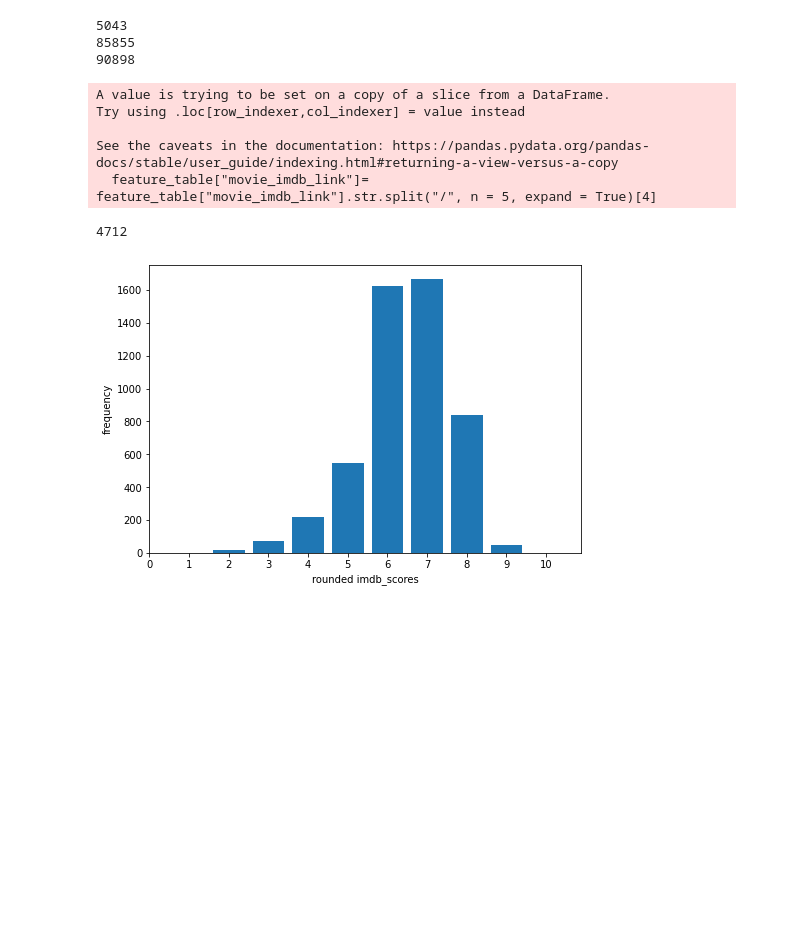
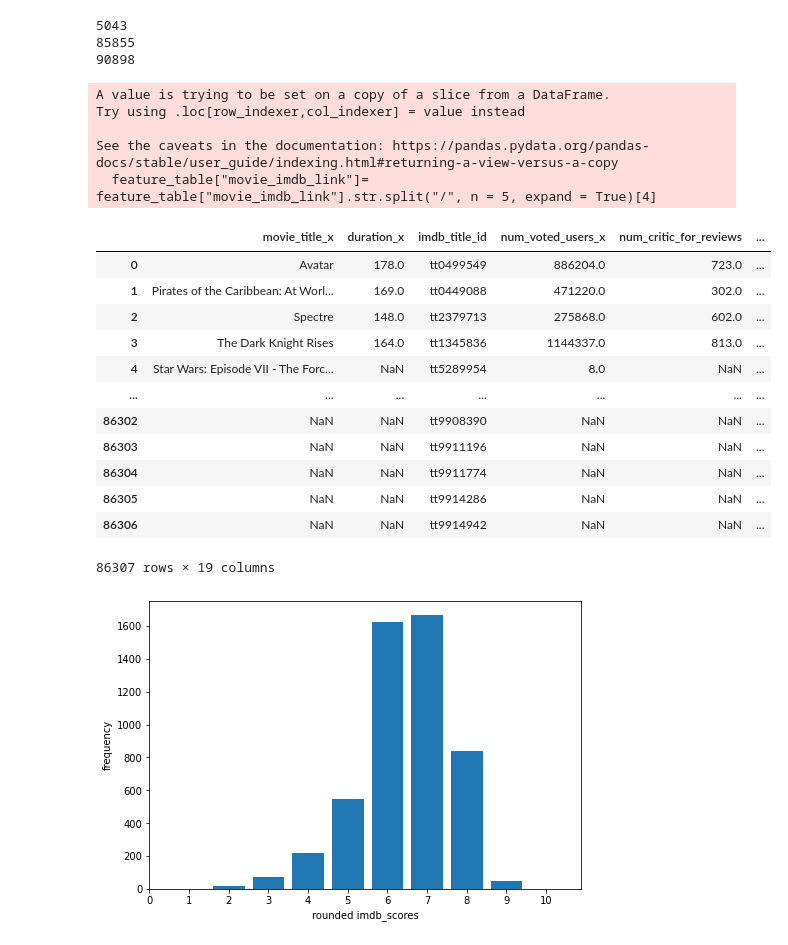
Before and after one commit to Verrem98/Film_dataset_analysis, a Jupyter notebook: main.ipynb, the cells around one changed output. Saved outputs shown, nothing was run; the diff lists cells and outputs as text; code cells hidden in the pictures; blank space fills up the shorter version.

```diff
--- a/main.ipynb
+++ b/main.ipynb
@@ -14,36 +14,48 @@ table2['movie_facebook_likes'] = np.NaN
 
 
 feature_table = table[['movie_title','duration', 'movie_imdb_link', 'num_voted_users', 'num_critic_for_reviews', 'num_user_for_reviews','imdb_score', 'movie_facebook_likes','budget', 'gross']]
 feature_table2 = table2[['title', 'duration', 'imdb_title_id', 'votes', 'reviews_from_critics', 'reviews_from_users', 'avg_vote','movie_facebook_likes', 'budget','worlwide_gross_income' ]]
 
 # change the movie_imdb_link to a imdb_title_id
 feature_table["movie_imdb_link"]= feature_table["movie_imdb_link"].str.split("/", n = 5, expand = True)[4]
 
 feature_table = feature_table.rename(columns={"movie_imdb_link": "imdb_title_id"})
 feature_table2 = feature_table2.rename(columns={"avg_vote": "imdb_score", 'title':'movie_title', 'votes':'num_voted_users', 'worlwide_gross_income':'gross'})
 
 
 test = feature_table.append(feature_table2)
 
 print(len(feature_table))
 print(len(feature_table2))
 print(len(test))
 
-result =  pd.merge(feature_table, feature_table2, on="imdb_title_id")
+result =  pd.merge(feature_table, feature_table2, on="imdb_title_id", how = 'outer')
 
 
 
-len(result)
+result
 # %% [output]
 5043
 85855
 90898
 A value is trying to be set on a copy of a slice from a DataFrame.
 Try using .loc[row_indexer,col_indexer] = value instead
 
 See the caveats in the documentation: https://pandas.pydata.org/pandas-docs/stable/user_guide/indexing.html#returning-a-view-versus-a-copy
   feature_table["movie_imdb_link"]= feature_table["movie_imdb_link"].str.split("/", n = 5, expand = True)[4]
+|  | movie_title_x | duration_x | imdb_title_id | num_voted_users_x | num_critic_for_reviews | ... |
+| 0 | Avatar | 178.0 | tt0499549 | 886204.0 | 723.0 | ... |
+| 1 | Pirates of the Caribbean: At Worl... | 169.0 | tt0449088 | 471220.0 | 302.0 | ... |
+| 2 | Spectre | 148.0 | tt2379713 | 275868.0 | 602.0 | ... |
+| 3 | The Dark Knight Rises | 164.0 | tt1345836 | 1144337.0 | 813.0 | ... |
+| 4 | Star Wars: Episode VII - The Forc... | NaN | tt5289954 | 8.0 | NaN | ... |
+| ... | ... | ... | ... | ... | ... | ... |
+| 86302 | NaN | NaN | tt9908390 | NaN | NaN | ... |
+| 86303 | NaN | NaN | tt9911196 | NaN | NaN | ... |
+| 86304 | NaN | NaN | tt9911774 | NaN | NaN | ... |
+| 86305 | NaN | NaN | tt9914286 | NaN | NaN | ... |
+| 86306 | NaN | NaN | tt9914942 | NaN | NaN | ... |
-4712
+86307 rows × 19 columns
 # %%
 
 rounded_ratings = [round(x) for x in table.imdb_score]
```
Also changed, not shown: parts of 2 cells of this notebook.
